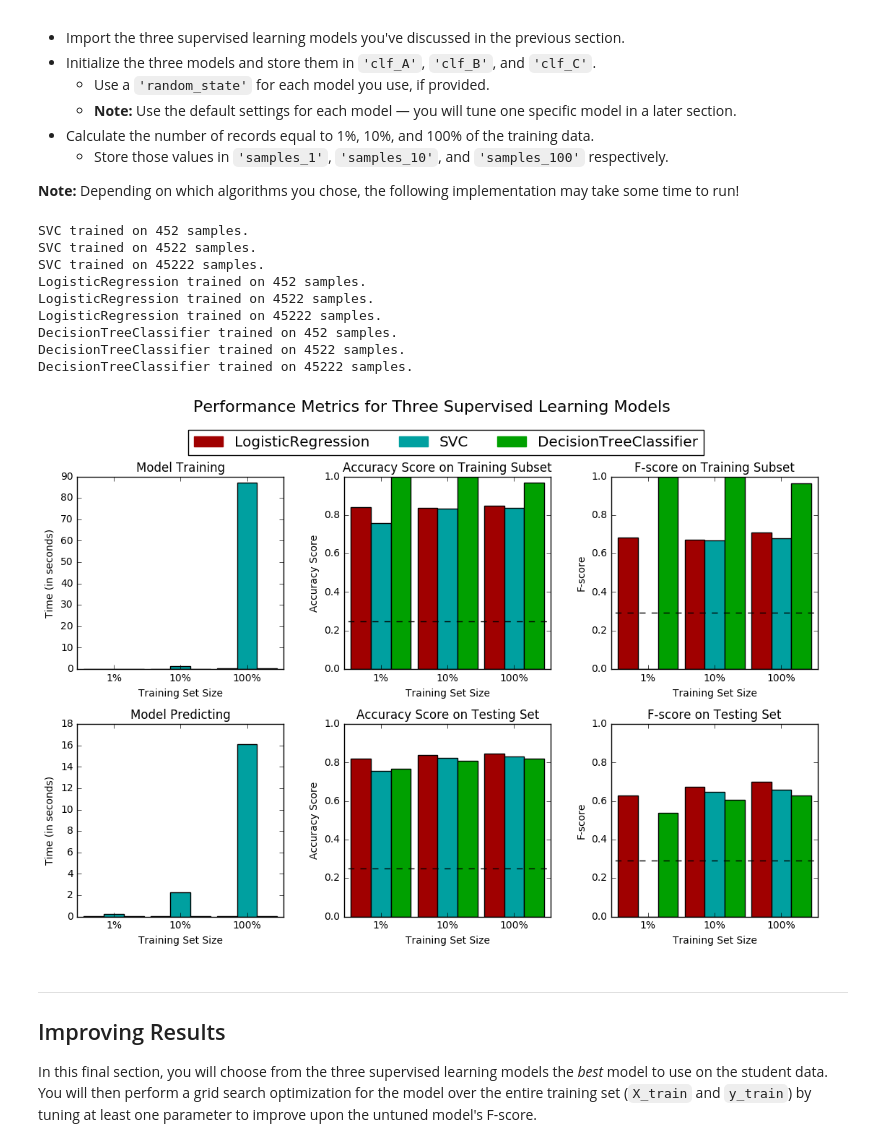
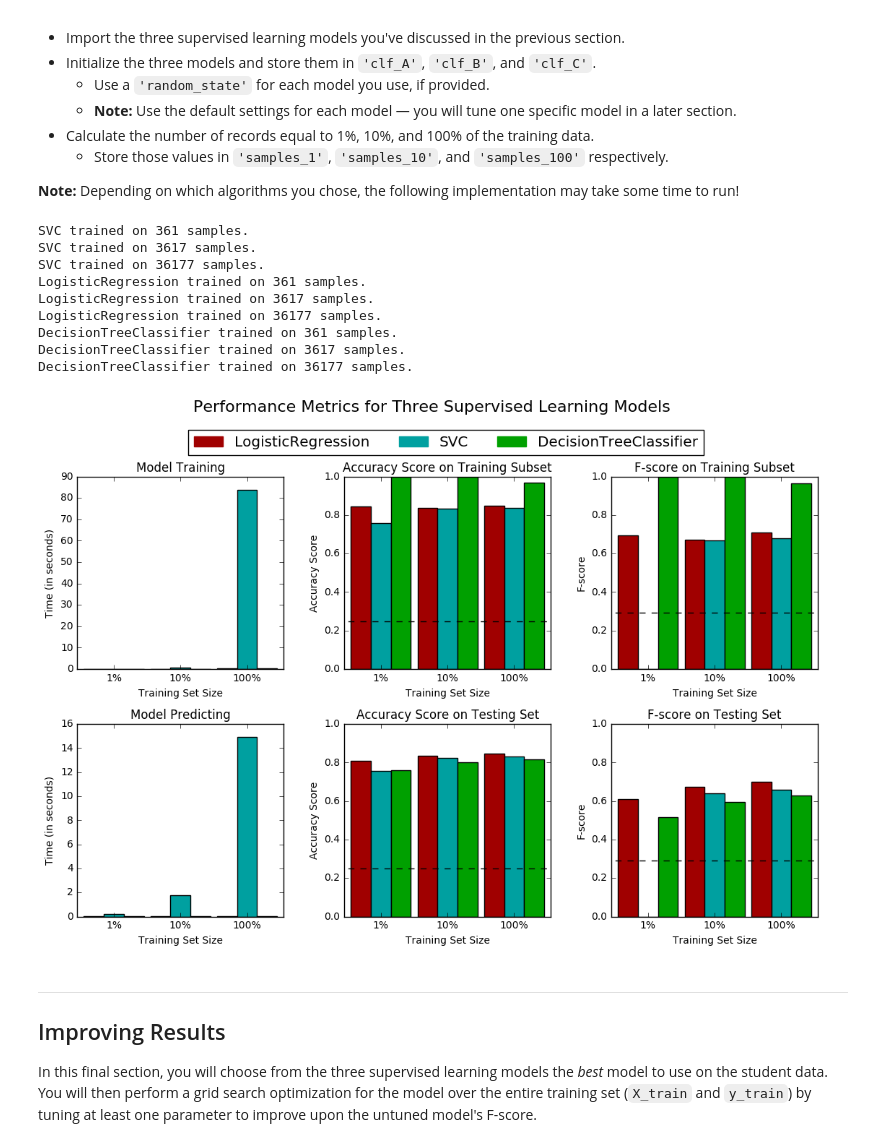
Before and after one commit to goldstarwebs/machine-learning, a Jupyter notebook: projects/finding_donors/finding_donors.ipynb, the cells around one changed output. Saved outputs shown, nothing was run; the diff lists cells and outputs as text; code cells hidden in the pictures.

```diff
--- a/projects/finding_donors/finding_donors.ipynb
+++ b/projects/finding_donors/finding_donors.ipynb
@@ -59,7 +59,7 @@ n_greater_50k = data.income.value_counts()['>50K']
 n_at_most_50k = data.income.value_counts()['<=50K']
 
 # TODO: Percentage of individuals whose income is more than $50,000
-greater_percent = float(n_greater_50k) / n_records
+greater_percent = 100.00 * n_greater_50k / n_records
 
 # Print the results
 print "Total number of records: {}".format(n_records)
@@ -167,6 +168,7 @@ X_train, X_test, y_train, y_test = train_test_split(features, income, test_size
 print "Training set has {} samples.".format(X_train.shape[0])
 print "Testing set has {} samples.".format(X_test.shape[0])
 
+train_set_size = X_train.shape[0]
 test_set_size = X_test.shape[0]
 # %% [output]
 Training set has 36177 samples.
@@ -191,16 +193,17 @@ Looking at the distribution of classes (those who make at most \$50,000, and tho
 # %%
 # TODO: Calculate accuracy
 #accuracy = (TP + TN) / pop - ends up being equal to precision in this predictor because we always have 0 TN, and TP + FP will always equal total population
-accuracy = greater_percent
+accuracy = greater_percent / 100
 
 #recall = TP / (TP + FN)
 #precision = TP / (TP + FP)
 
 recall = 1 #of course we're going to get them all!
-precision = greater_percent
+precision = greater_percent / 100
 
 # TODO: Calculate F-score using the formula above for beta = 0.5
-fscore = (1 + 0.5**2) * ((precision * recall) / ((precision * 0.5**2) + recall))
+#fscore = (1 + 0.5**2) * ((precision * recall) / ((precision * 0.5**2) + recall))
+fscore = (1 + np.square(0.5)) * ((precision * recall) / ((precision * np.square(0.5)) + recall))
 
 # Print the results
 print "Naive Predictor: [Accuracy score: {:.4f}, F-score: {:.4f}]".format(accuracy, fscore)
@@ -328,39 +331,39 @@ In the code cell, you will need to implement the following:
 # %%
 # TODO: Import the three supervised learning models from sklearn
 from sklearn import svm, linear_model, tree
 
 # TODO: Initialize the three models
-clf_A = svm.SVC()
-clf_B = linear_model.LogisticRegression()
-clf_C = tree.DecisionTreeClassifier()
+clf_A = svm.SVC(random_state=5)
+clf_B = linear_model.LogisticRegression(random_state=10)
+clf_C = tree.DecisionTreeClassifier(random_state=15)
 
 # TODO: Calculate the number of samples for 1%, 10%, and 100% of the training data
-samples_1 = n_records / 100
-samples_10 = n_records / 10
-samples_100 = n_records
+samples_1 = train_set_size / 100
+samples_10 = train_set_size / 10
+samples_100 = train_set_size
 
 # Collect results on the learners
 results = {}
 for clf in [clf_A, clf_B, clf_C]:
     clf_name = clf.__class__.__name__
     results[clf_name] = {}
     for i, samples in enumerate([samples_1, samples_10, samples_100]):
         results[clf_name][i] = \
         train_predict(clf, samples, X_train, y_train, X_test, y_test)
 
 # Run metrics visualization for the three supervised learning models chosen
 vs.evaluate(results, accuracy, fscore)
 # %% [output]
-SVC trained on 452 samples.
-SVC trained on 4522 samples.
-SVC trained on 45222 samples.
-LogisticRegression trained on 452 samples.
-LogisticRegression trained on 4522 samples.
-LogisticRegression trained on 45222 samples.
-DecisionTreeClassifier trained on 452 samples.
-DecisionTreeClassifier trained on 4522 samples.
-DecisionTreeClassifier trained on 45222 samples.
+SVC trained on 361 samples.
+SVC trained on 3617 samples.
+SVC trained on 36177 samples.
+LogisticRegression trained on 361 samples.
+LogisticRegression trained on 3617 samples.
+LogisticRegression trained on 36177 samples.
+DecisionTreeClassifier trained on 361 samples.
+DecisionTreeClassifier trained on 3617 samples.
+DecisionTreeClassifier trained on 36177 samples.
-[figure, old version]
+[figure, new version]
 # %% [markdown]
 ----
 ## Improving Results
```
Also changed, not shown: parts of 7 cells of this notebook, 2 other files.
